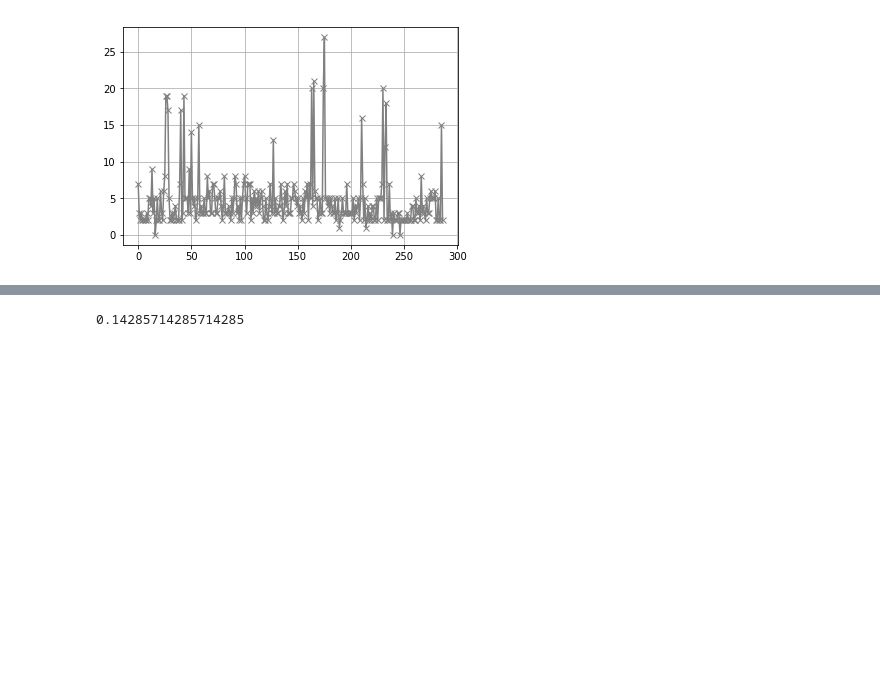
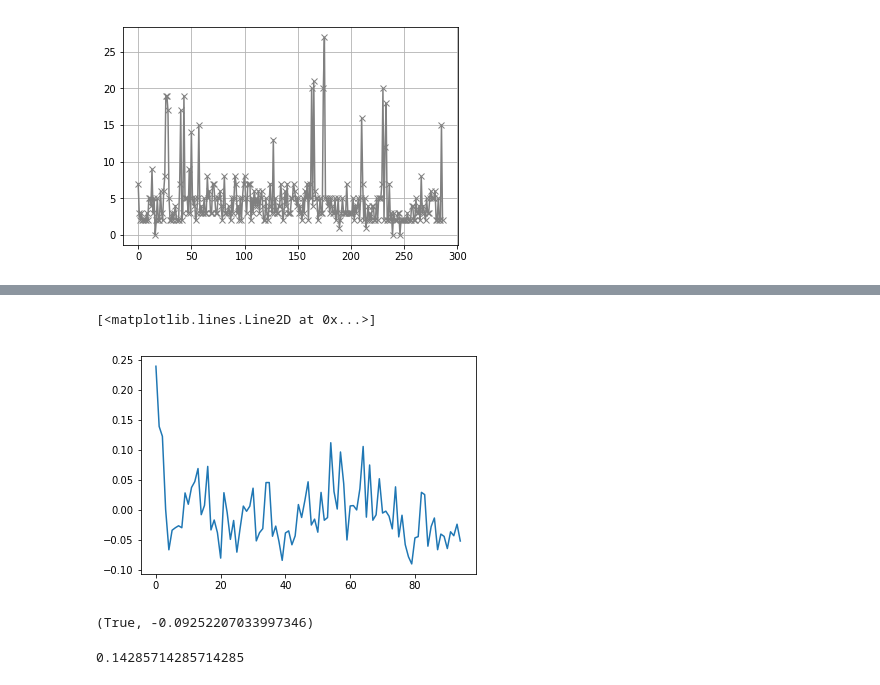
Before and after one commit to wzt3309/container-sim, a Jupyter notebook: predict/find_smooth_load.ipynb, the cells around one changed output, grey strips where cells are left out. Cells and saved outputs as stored; diff of their text form; code cells hidden in the pictures; blank space fills up the shorter version.

```diff
--- a/predict/find_smooth_load.ipynb
+++ b/predict/find_smooth_load.ipynb
@@ -66,6 +140,16 @@ def auto_corr(ts, k):
 def auto_corr_series(ts):
     acs = np.array([])
     l = len(ts)
-    for i in range(math.ceil(l/3)):
+    for i in range(1, math.ceil(l/3)):
             acs = np.append(acs, auto_corr(ts, i))
     return acs
+# %%
+acs = auto_corr_series(df['load'])
+plt.plot(acs)
+# %% [output]
+[<matplotlib.lines.Line2D at 0x...>]
+[figure, added]
+# %%
+is_smooth(acs)
+# %% [output]
+(True, -0.09252207033997346)
```
Also changed, not shown: parts of 8 cells of this notebook, 1 other file.
